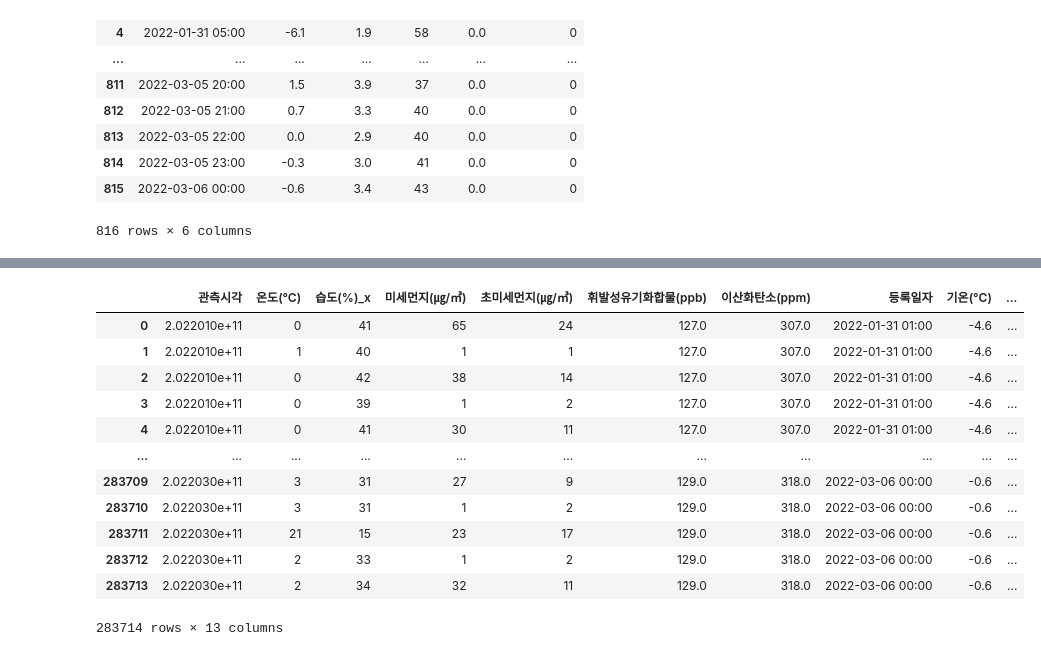
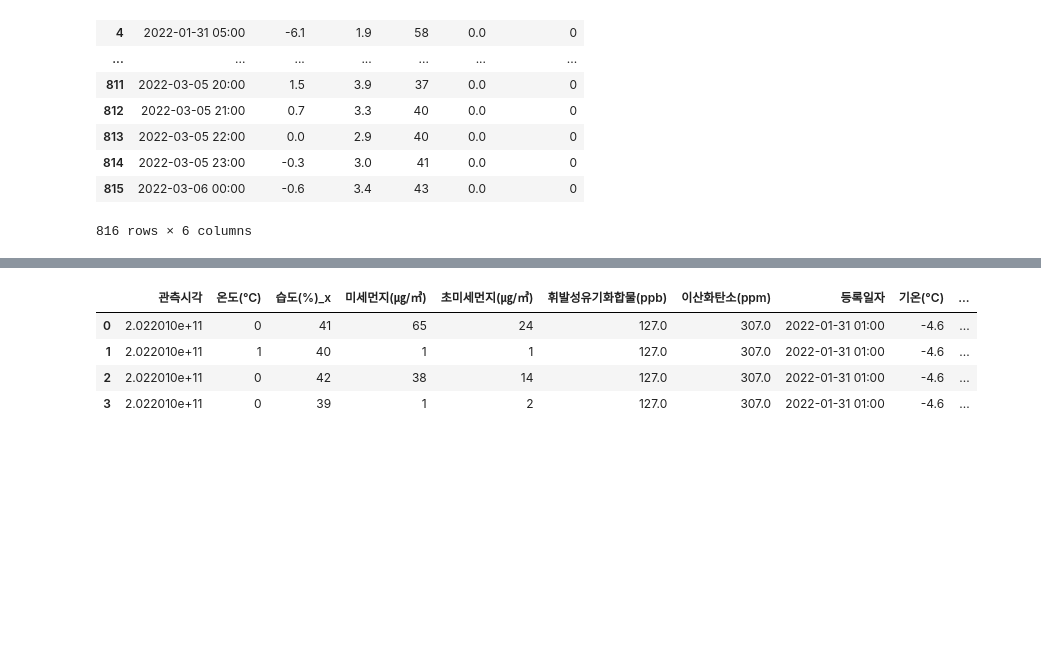
Before and after one commit to Yoonsun222/CapstoneDesign, a Jupyter notebook: 캡스톤디자인.ipynb, the cells around one changed output, grey strips where cells are left out. Cells and saved outputs as stored; diff of their text form; code cells hidden in the pictures; blank space fills up the shorter version.

```diff
--- a/캡스톤디자인.ipynb
+++ b/캡스톤디자인.ipynb
@@ -16,6 +18,7 @@ df3  = pd.read_csv("/content/drive/MyDrive/캡스톤디자
 df4 = pd.read_csv("/content/drive/MyDrive/캡스톤디자인/CHILD_AIR_2022.02.21-02.27.csv", encoding = 'euc-kr', parse_dates=['등록일자'])
 df5 = pd.read_csv("/content/drive/MyDrive/캡스톤디자인/CHILD_AIR_2022.02.28-03.06.csv", encoding = 'euc-kr', parse_dates=['등록일자'])
 weather_df = pd.read_csv("/content/drive/MyDrive/캡스톤디자인/기상청데이터.csv", encoding = 'euc-kr', parse_dates=['등록일자'])
+dust_df = pd.read_csv("/content/drive/MyDrive/캡스톤디자인/서울시미세먼지평균.csv",encoding = 'euc-kr', parse_dates=['등록일자'] )
 
 df = pd.concat([df1,df2,df3,df4,df5],axis=0, join='inner')
 # %%
@@ -54,3 +57,7 @@ weather_df
 | 814 | 2022-03-05 23:00 | -0.3 | 3.0 | 41 | 0.0 | 0 |
 | 815 | 2022-03-06 00:00 | -0.6 | 3.4 | 43 | 0.0 | 0 |
 816 rows × 6 columns
+# %%
+dust_df['등록일자'] = dust_df["등록일자"].dt.strftime("%Y-%m-%d %H:00")
+
+dust_df
@@ -57,6 +78,9 @@ weather_df
 # %%
 data = pd.merge(left = df , right = weather_df, how = "inner", on = "등록일자")
+data = pd.merge(left = data , right = dust_df, how = "inner", on = "등록일자")
+
 data.head(100)
 data = data.drop_duplicates(['시리얼','등록일자'], keep='first')
 
+data
 #temp = df[df['시리얼']== 'V01T1622211']
@@ -69,20 +107,12 @@ data = data.reset_index()
 # %%
 total_data = data[data.columns[2:]]
 total_data = total_data.replace(-9999,np.nan)
 total_data = total_data.fillna(method='bfill')
 total_data = total_data.fillna(method='pad')
-total_data
+total_data.head(4)
 # %% [output]
 |  | 관측시각 | 온도(℃) | 습도(%)_x | 미세먼지(㎍/㎥) | 초미세먼지(㎍/㎥) | 휘발성유기화합물(ppb) | 이산화탄소(ppm) | 등록일자 | 기온(°C) | ... |
 | 0 | 2.022010e+11 | 0 | 41 | 65 | 24 | 127.0 | 307.0 | 2022-01-31 01:00 | -4.6 | ... |
 | 1 | 2.022010e+11 | 1 | 40 | 1 | 1 | 127.0 | 307.0 | 2022-01-31 01:00 | -4.6 | ... |
 | 2 | 2.022010e+11 | 0 | 42 | 38 | 14 | 127.0 | 307.0 | 2022-01-31 01:00 | -4.6 | ... |
 | 3 | 2.022010e+11 | 0 | 39 | 1 | 2 | 127.0 | 307.0 | 2022-01-31 01:00 | -4.6 | ... |
-| 4 | 2.022010e+11 | 0 | 41 | 30 | 11 | 127.0 | 307.0 | 2022-01-31 01:00 | -4.6 | ... |
-| ... | ... | ... | ... | ... | ... | ... | ... | ... | ... | ... |
-| 283709 | 2.022030e+11 | 3 | 31 | 27 | 9 | 129.0 | 318.0 | 2022-03-06 00:00 | -0.6 | ... |
-| 283710 | 2.022030e+11 | 3 | 31 | 1 | 2 | 129.0 | 318.0 | 2022-03-06 00:00 | -0.6 | ... |
-| 283711 | 2.022030e+11 | 21 | 15 | 23 | 17 | 129.0 | 318.0 | 2022-03-06 00:00 | -0.6 | ... |
-| 283712 | 2.022030e+11 | 2 | 33 | 1 | 2 | 129.0 | 318.0 | 2022-03-06 00:00 | -0.6 | ... |
-| 283713 | 2.022030e+11 | 2 | 34 | 32 | 11 | 129.0 | 318.0 | 2022-03-06 00:00 | -0.6 | ... |
-283714 rows × 13 columns
```
Also changed, not shown: parts of 14 cells of this notebook.
